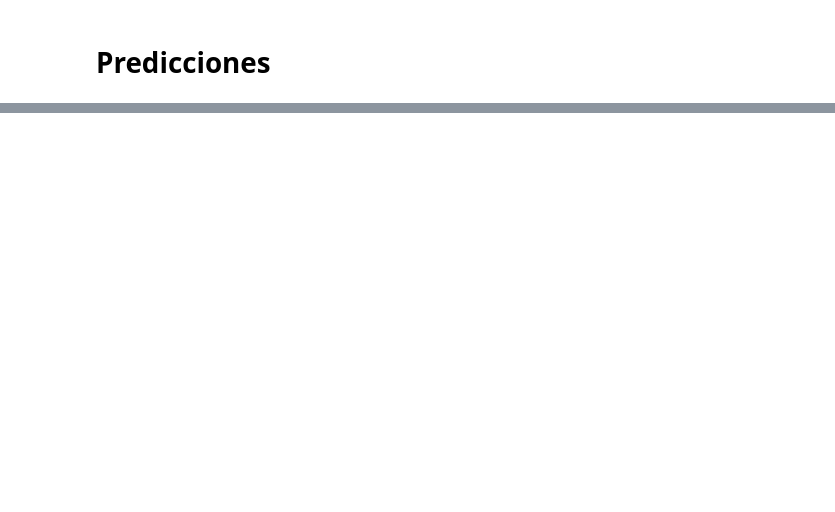
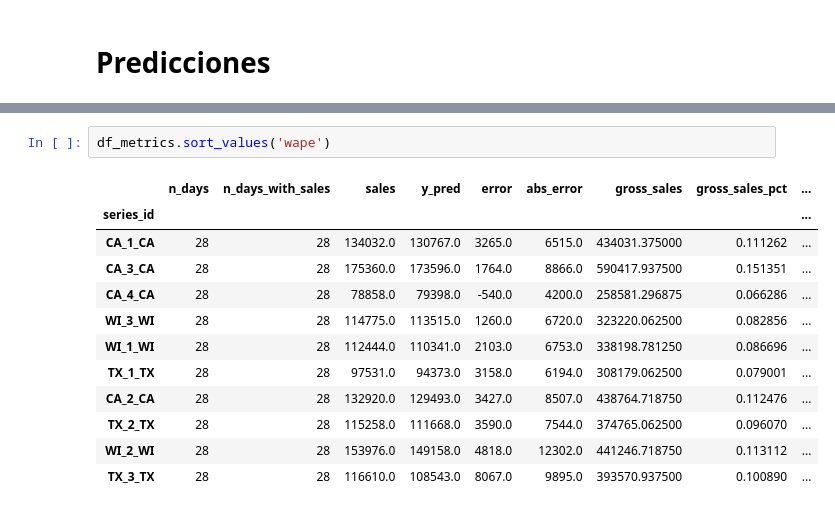
Before and after one commit to njimenez94/forecast-tfm, a Jupyter notebook: notebooks/03_predictions.ipynb, the cells around one changed output, grey strips where cells are left out. Saved outputs shown, nothing was run; the diff lists cells and outputs as text; blank space fills up the shorter version.

```diff
--- a/notebooks/03_predictions.ipynb
+++ b/notebooks/03_predictions.ipynb
@@ -132 +143,16 @@ df_metrics.head(5)
+# %%
+df_metrics.sort_values('wape')
+# %% [output]
+|  | n_days | n_days_with_sales | sales | y_pred | error | abs_error | gross_sales | gross_sales_pct | ... |
+| series_id |  |  |  |  |  |  |  |  | ... |
+| CA_1_CA | 28 | 28 | 134032.0 | 130767.0 | 3265.0 | 6515.0 | 434031.375000 | 0.111262 | ... |
+| CA_3_CA | 28 | 28 | 175360.0 | 173596.0 | 1764.0 | 8866.0 | 590417.937500 | 0.151351 | ... |
+| CA_4_CA | 28 | 28 | 78858.0 | 79398.0 | -540.0 | 4200.0 | 258581.296875 | 0.066286 | ... |
+| WI_3_WI | 28 | 28 | 114775.0 | 113515.0 | 1260.0 | 6720.0 | 323220.062500 | 0.082856 | ... |
+| WI_1_WI | 28 | 28 | 112444.0 | 110341.0 | 2103.0 | 6753.0 | 338198.781250 | 0.086696 | ... |
+| TX_1_TX | 28 | 28 | 97531.0 | 94373.0 | 3158.0 | 6194.0 | 308179.062500 | 0.079001 | ... |
+| CA_2_CA | 28 | 28 | 132920.0 | 129493.0 | 3427.0 | 8507.0 | 438764.718750 | 0.112476 | ... |
+| TX_2_TX | 28 | 28 | 115258.0 | 111668.0 | 3590.0 | 7544.0 | 374765.062500 | 0.096070 | ... |
+| WI_2_WI | 28 | 28 | 153976.0 | 149158.0 | 4818.0 | 12302.0 | 441246.718750 | 0.113112 | ... |
+| TX_3_TX | 28 | 28 | 116610.0 | 108543.0 | 8067.0 | 9895.0 | 393570.937500 | 0.100890 | ... |
 # %%
```
Also changed, not shown: parts of 14 cells of this notebook, 3 other files.
